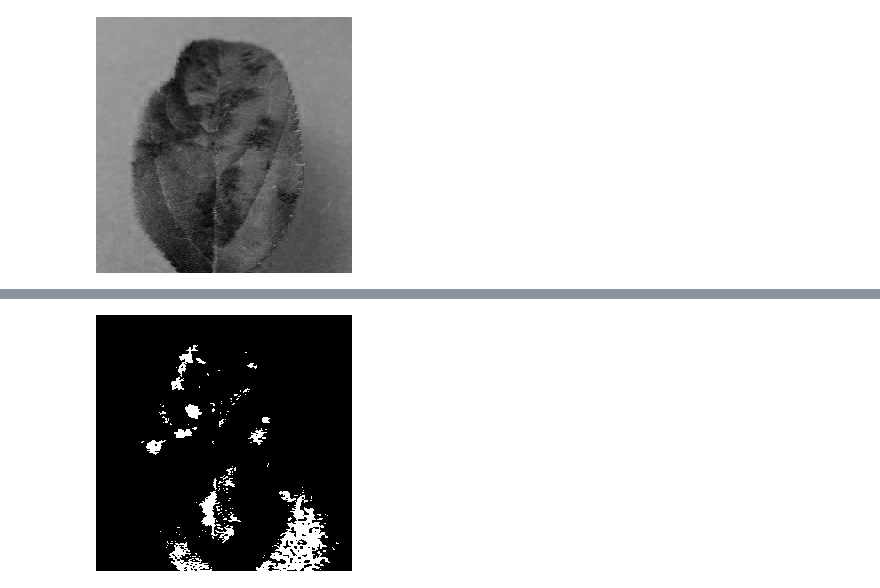
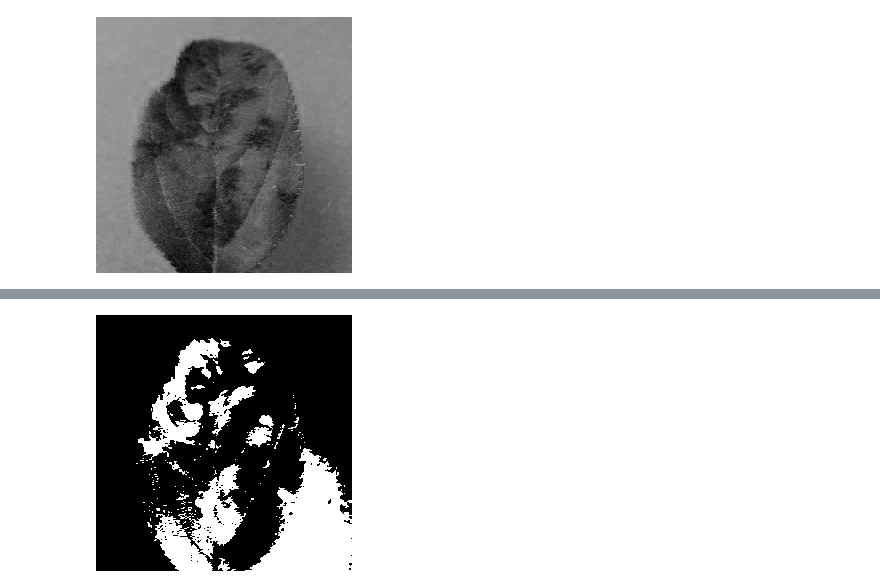
Before and after one commit to bitjockey42/ikapati-research, a Jupyter notebook: notebooks/1.0-agj-data-exploration.ipynb, the cells around one changed output, grey strips where cells are left out. Drawn from its saved outputs; the diff is of its cells as text; code cells hidden in the pictures.

Commit message:
Add more experimentation with image processing
Former-commit-id: 60416b93811b9b6caa75e00271710041e032aa26

```diff
--- a/notebooks/1.0-agj-data-exploration.ipynb
+++ b/notebooks/1.0-agj-data-exploration.ipynb
@@ -220,5 +228,5 @@ BAND B
 # %%
 # mask = im[G].point(lambda i: i > 100 and 255)
-im[G].point(lambda i: i < 75 and 255)
+im[G].point(lambda i: i < 100 and 255)
 # %% [output]
-[figure, old version]
+[figure, new version]
```
Also changed, not shown: parts of 30 cells of this notebook.
